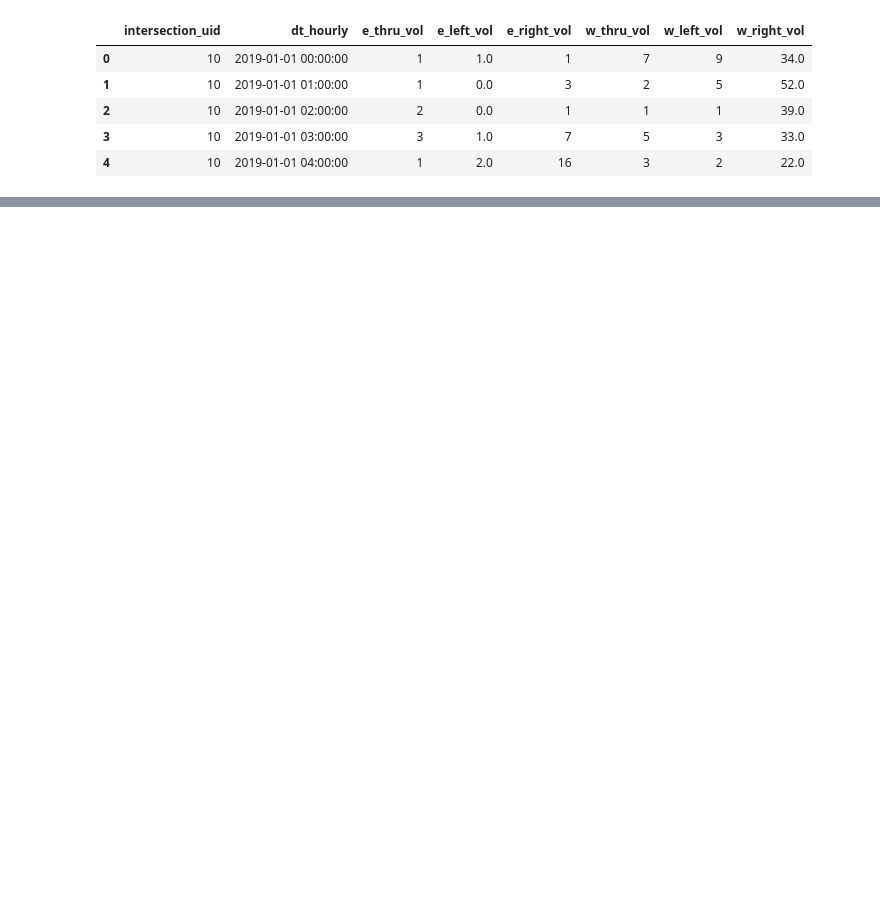
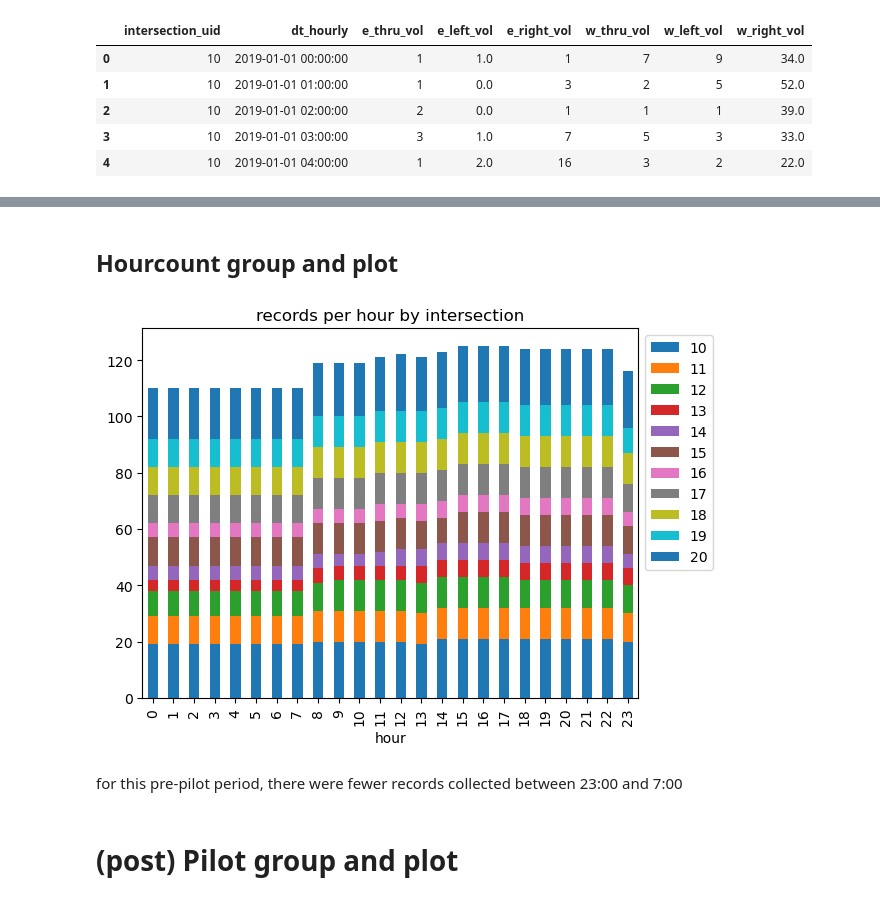
Before and after one commit to schoolofcities/king-street-toronto, a Jupyter notebook: analysis/King St Init EDA.ipynb, the cells around one changed output, grey strips where cells are left out. Saved outputs shown, nothing was run; the diff lists cells and outputs as text; code cells hidden in the pictures; blank space fills up the shorter version.

```diff
--- a/analysis/King St Init EDA.ipynb
+++ b/analysis/King St Init EDA.ipynb
@@ -66,0 +229,15 @@ print(type(df_turn_restrict1923["dt_hourly"][0]))
+# %% [markdown]
+## Hourcount group and plot
+# %%
+df_pp_hourcount = df_prePilot.groupby(["hour"])["intersection_uid"].value_counts()
+
+unstack_pp_hourcount = df_pp_hourcount.unstack()
+unstack_pp_hourcount.plot(kind="bar", stacked=True, title="records per hour by intersection")
+plt.legend(bbox_to_anchor=(1, 1), loc='upper left')
+plt.show()
+# %% [output]
+[figure, added]
+# %% [markdown]
+for this pre-pilot period, there were fewer records collected between 23:00 and 7:00
+# %% [markdown]
+# (post) Pilot group and plot
```
Also changed, not shown: parts of 46 cells of this notebook, 3 other files.
